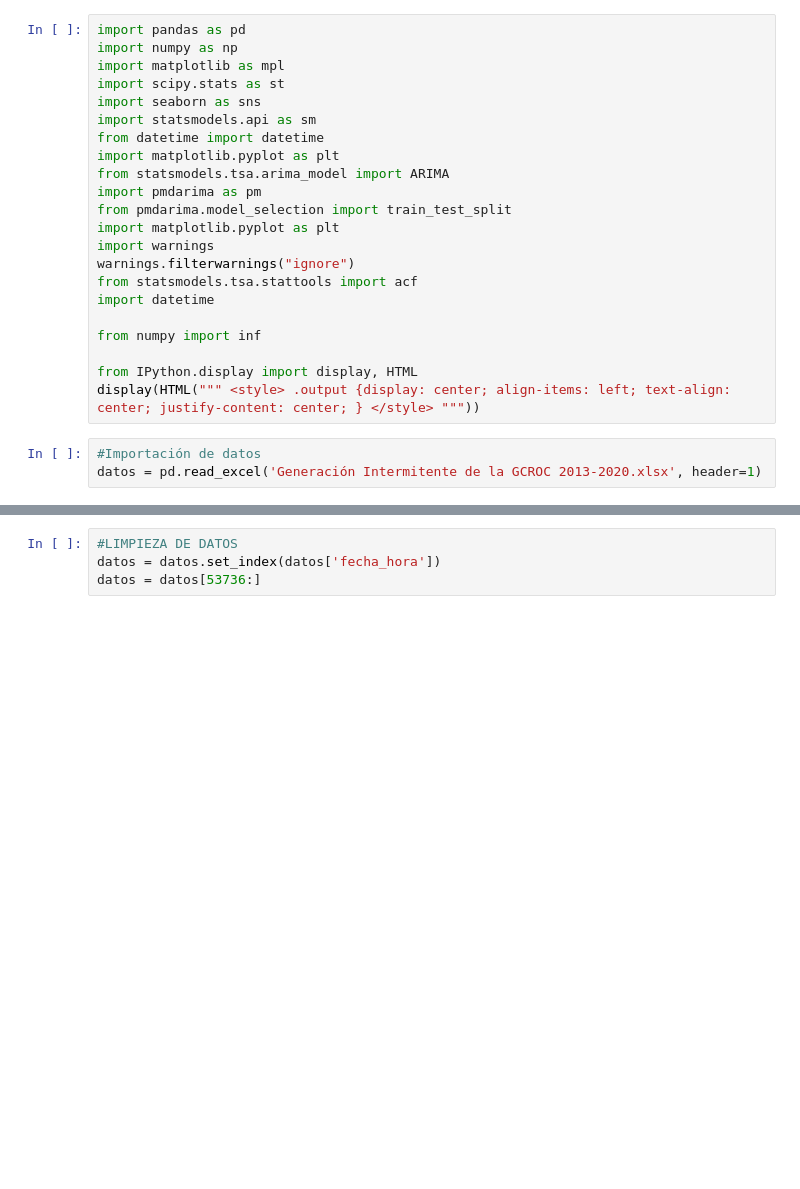
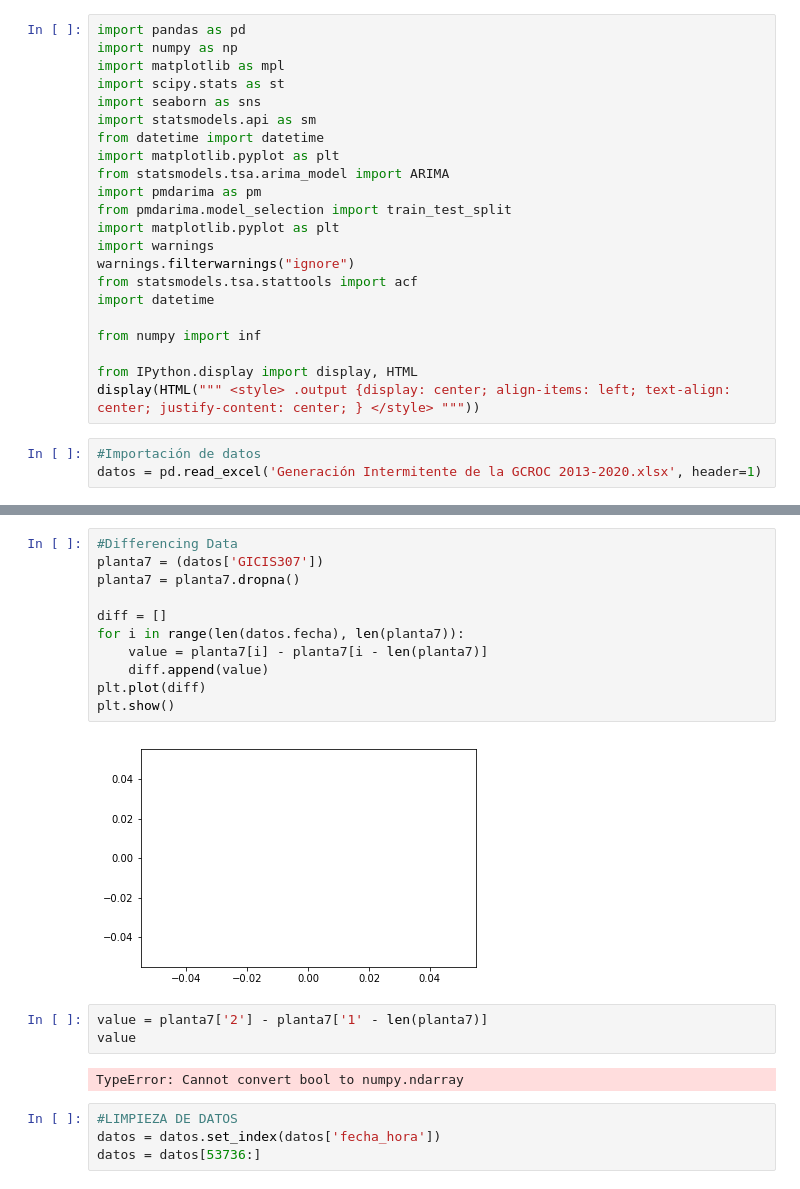
Before and after one commit to oscaralfonso17/Plantas_Intermitentes, a Jupyter notebook: By plants/GICIS307.ipynb, the cells around one changed output, grey strips where cells are left out. Saved outputs shown, nothing was run; the diff lists cells and outputs as text; blank space fills up the shorter version.

```diff
--- a/By plants/GICIS307.ipynb
+++ b/By plants/GICIS307.ipynb
@@ -52,3 +52,21 @@ datos.tail()
+# %%
+#Differencing Data
+planta7 = (datos['GICIS307'])
+planta7 = planta7.dropna()
+
+diff = []
+for i in range(len(datos.fecha), len(planta7)):
+    value = planta7[i] - planta7[i - len(planta7)]
+    diff.append(value)
+plt.plot(diff)
+plt.show()
+# %% [output]
+[figure, added]
+# %%
+value = planta7['2'] - planta7['1' - len(planta7)]
+value
+# %% [output]
+TypeError: Cannot convert bool to numpy.ndarray
 # %%
 #LIMPIEZA DE DATOS
 datos = datos.set_index(datos['fecha_hora'])
```
Also changed, not shown: parts of 9 cells of this notebook, 11 other files.
